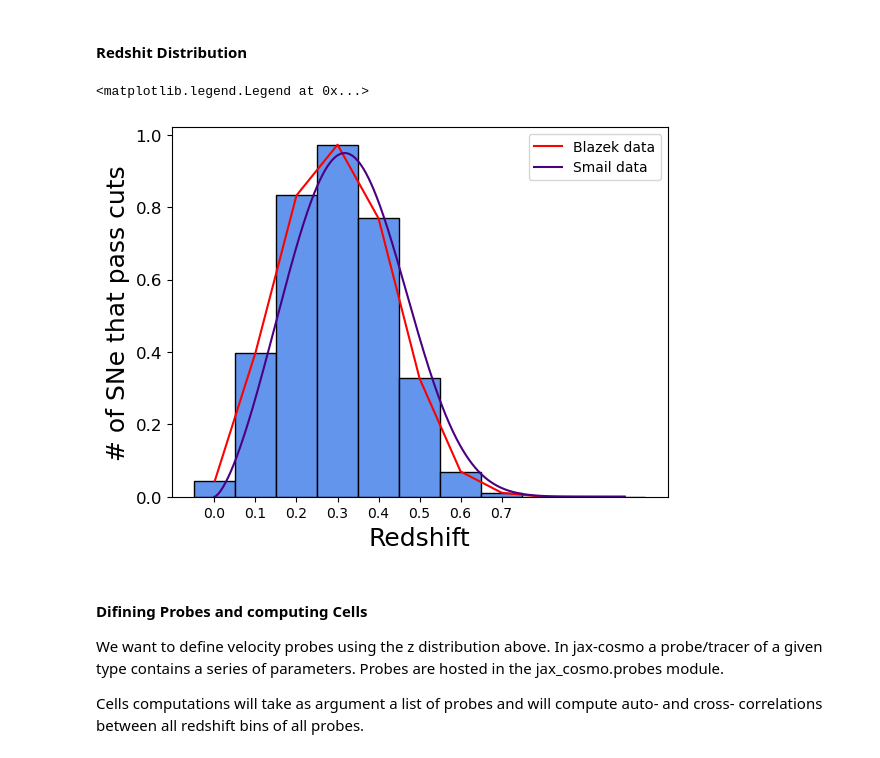
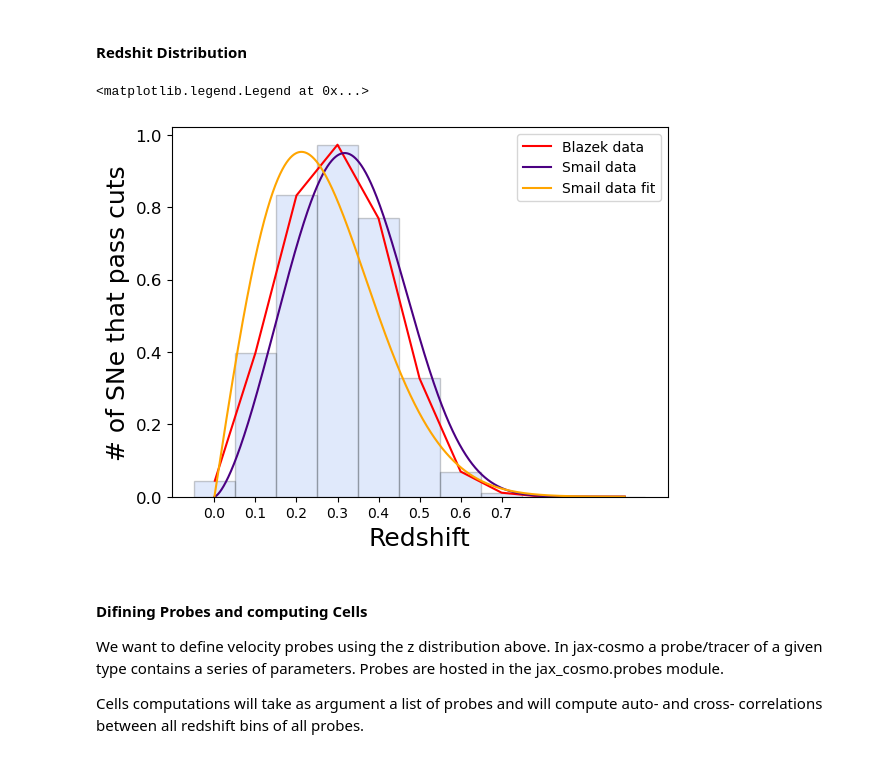
Before and after one commit to JP-Bonifacio/jax_cosmo, a Jupyter notebook: docs/notebooks/velocity_fisher.ipynb, the cells around one changed output. Drawn from its saved outputs; the diff is of its cells as text; code cells hidden in the pictures.

Commit message:
added the smail distribuiton from the fit

```diff
--- a/docs/notebooks/velocity_fisher.ipynb
+++ b/docs/notebooks/velocity_fisher.ipynb
@@ -60,35 +60,37 @@ data = pd.read_csv('/Users/joaopedrobonifacio/Documents/lib/python/Peculiar_Velo
 #Path on OV
 #arquivo = open('/home/joao/lib/python/Peculiar_Velocities_Cells/z_distribution.csv', 'r')
 #data = pd.read_csv(arquivo, sep=',', header=0)
 
 z =[]
 spec_SNe =[]
 
 for i in data:
     z.append(data['z'])
     spec_SNe.append(data['spec_SNe'])
 
 z = np.array(z[0])
 spec_SNe = np.array(spec_SNe[0])
 
 # Using smail_nz to reproduce the Blazek's data
 zz = np.linspace(0., 1., 10000)
 nz = jc.redshift.smail_nz(1.5, 3, 0.4)
+nz1 = jc.redshift.smail_nz(1., 2., 0.3)
 
 #plt.figure(figsize=(12, 12))
-plt.bar(z, spec_SNe/100000, color='cornflowerblue', alpha=1, width=0.1, edgecolor='k')
+plt.bar(z, spec_SNe/100000, color='cornflowerblue', alpha=.2, width=0.1, edgecolor='k')
 plt.plot(z, spec_SNe/100000, color='red', label = 'Blazek data')
 plt.plot(zz, nz(zz)/3, color = 'indigo', linewidth=1.5, label='Smail data')
+plt.plot(zz, nz1(zz)/3, color = 'orange', linewidth=1.5, label='Smail data fit')
 plt.xticks([0, .1, .2, .3, .4, .5, .6, .7])
 #plt.xlim(0, 0.8)
 plt.yticks(fontsize=12)
 #plt.yscale('log')
 plt.xlabel('Redshift', fontsize=18)
 plt.ylabel('# of SNe that pass cuts', fontsize=18)
 plt.legend()
 # %% [output]
 <matplotlib.legend.Legend at 0x...>
-[figure, old version]
+[figure, new version]
 # %% [markdown]
 #### Difining Probes and computing Cells
 
```
